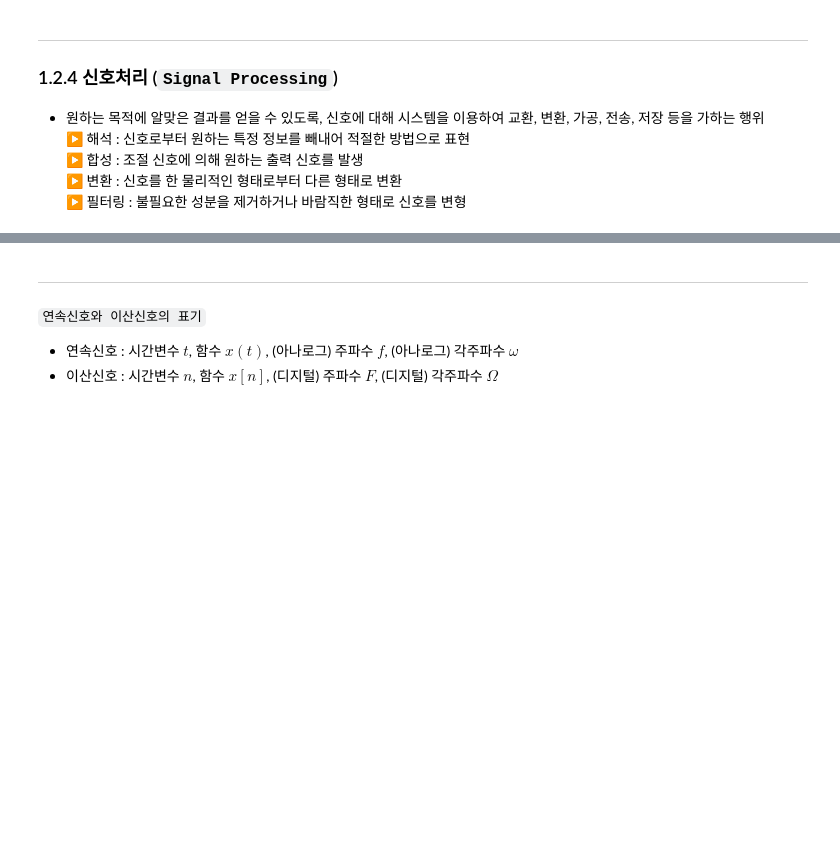
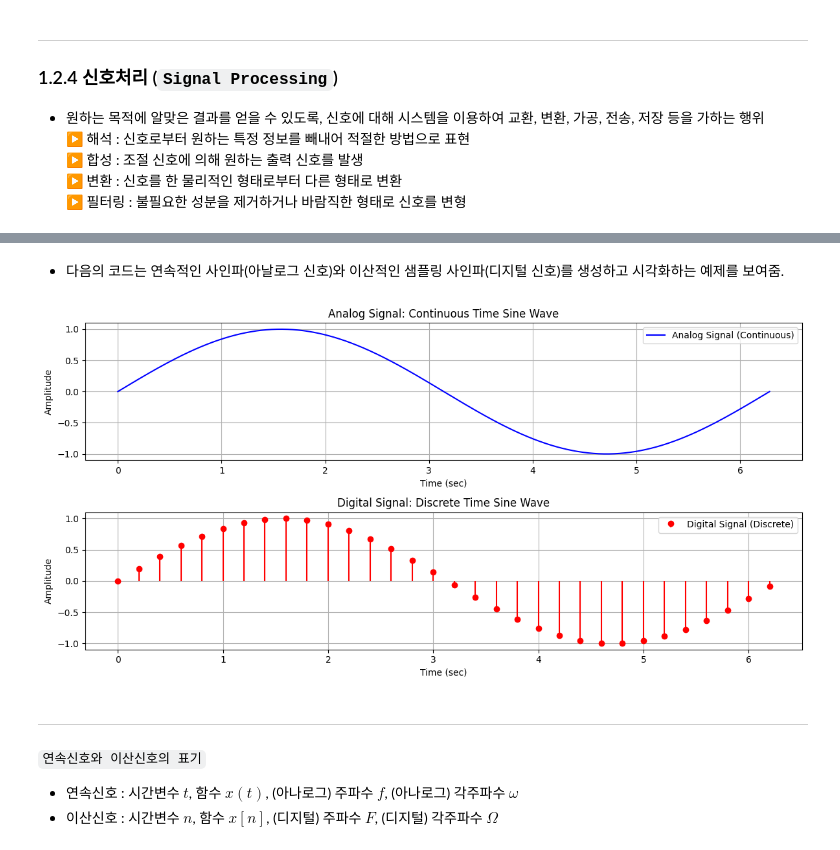
Before and after one commit to jwlee95/DSP_Class2025, a Jupyter notebook: Ch01_디지털_신호_처리의_개요.ipynb, the cells around one changed output, grey strips where cells are left out. Cells and saved outputs as stored; diff of their text form; code cells hidden in the pictures; blank space fills up the shorter version.

```diff
--- a/Ch01_디지털_신호_처리의_개요.ipynb
+++ b/Ch01_디지털_신호_처리의_개요.ipynb
@@ -163,6 +163,45 @@ $$
 
 <center>
   <img src='https://drive.google.com/uc?export=download&id=1KOynMrhCx68EBfA-58YECTk4m2A9i-WS' width="500" height ="" /><br>
+# %% [markdown]
+- 다음의 코드는 연속적인 사인파(아날로그 신호)와 이산적인 샘플링 사인파(디지털 신호)를 생성하고 시각화하는 예제를 보여줌.
+# %%
+import numpy as np
+import matplotlib.pyplot as plt
+
+# 아날로그 신호: 연속 시간 사인파
+t_analog = np.linspace(0, 2 * np.pi, 1000)  # 0부터 2π까지 1000개의 점 생성
+amplitude_analog = np.sin(t_analog)  # 사인파 계산
+
+# 디지털 신호: 이산 시간 사인파
+t_digital = np.arange(0, 2 * np.pi, 0.2)  # 0부터 2π까지 0.2 간격으로 샘플링
+amplitude_digital = np.sin(t_digital)  # 사인파 계산
+
+# 그래프 그리기
+plt.figure(figsize=(12, 6))
+
+# 아날로그 신호 플롯
+plt.subplot(2, 1, 1)  # 2행 1열의 첫 번째 서브플롯
+plt.plot(t_analog, amplitude_analog, label='Analog Signal (Continuous)', color='b')
+plt.title('Analog Signal: Continuous Time Sine Wave')
+plt.xlabel('Time (sec)')
+plt.ylabel('Amplitude')
+plt.grid(True)
+plt.legend()
+
+# 디지털 신호 플롯
+plt.subplot(2, 1, 2)  # 2행 1열의 두 번째 서브플롯
+plt.stem(t_digital, amplitude_digital, label='Digital Signal (Discrete)', basefmt=" ", linefmt='r', markerfmt='ro')
+plt.title('Digital Signal: Discrete Time Sine Wave')
+plt.xlabel('Time (sec)')
+plt.ylabel('Amplitude')
+plt.grid(True)
+plt.legend()
+
+plt.tight_layout()
+plt.show()
+# %% [output]
+[figure, added]
 # %% [markdown]
 ---
 `연속신호와 이산신호의 표기`
```
Also changed, not shown: parts of 1 cell of this notebook.
